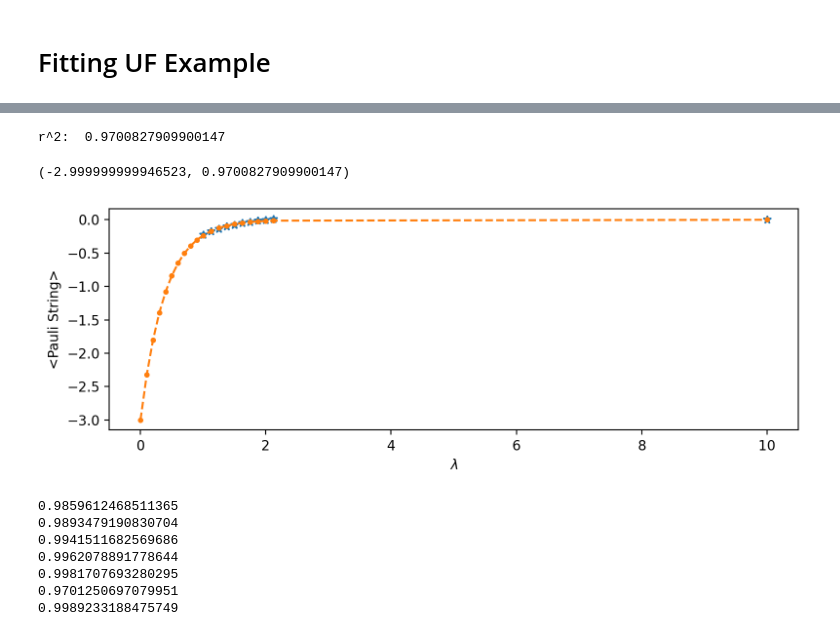
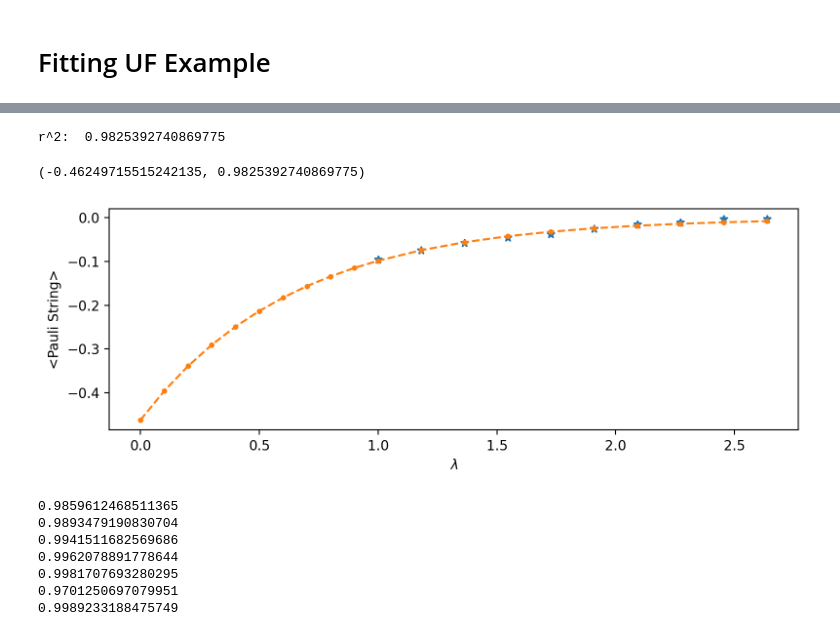
Before and after one commit to Phionx/trotts, a Jupyter notebook: explore/zne_unitary_folding_noise_sim.ipynb, the cells around one changed output, grey strips where cells are left out. Cells and saved outputs as stored; diff of their text form; code cells hidden in the pictures.

```diff
--- a/explore/zne_unitary_folding_noise_sim.ipynb
+++ b/explore/zne_unitary_folding_noise_sim.ipynb
@@ -133,10 +139,10 @@ fit_uf(steps, metric, plotting=True)
 # %%
-steps, metric = extract_metric(res_analysis, metric_func=lambda res: res["parity"]["IZI"], sweep_param_parser = unitary_folding_parser_factory(16))
+steps, metric = extract_metric(res_analysis, metric_func=lambda res: res["parity"]["XZY"], sweep_param_parser = unitary_folding_parser_factory(11))
 fit_uf(steps, metric, plotting=True)
 # %% [output]
-r^2:  0.9700827909900147
+r^2:  0.9825392740869775
-(-2.999999999946523, 0.9700827909900147)
+(-0.46249715515242135, 0.9825392740869775)
-[figure, old version]
+[figure, new version]
 # %%
 for ps in ["ZZZ", "ZZI", "ZIZ", "IZZ", "ZII", "IZI", "IIZ"]:
     steps, metric = extract_metric(res_analysis, metric_func=lambda res: res["parity"][ps], sweep_param_parser = unitary_folding_parser_factory(16))
```
Also changed, not shown: parts of 8 cells of this notebook, 1 other file.
